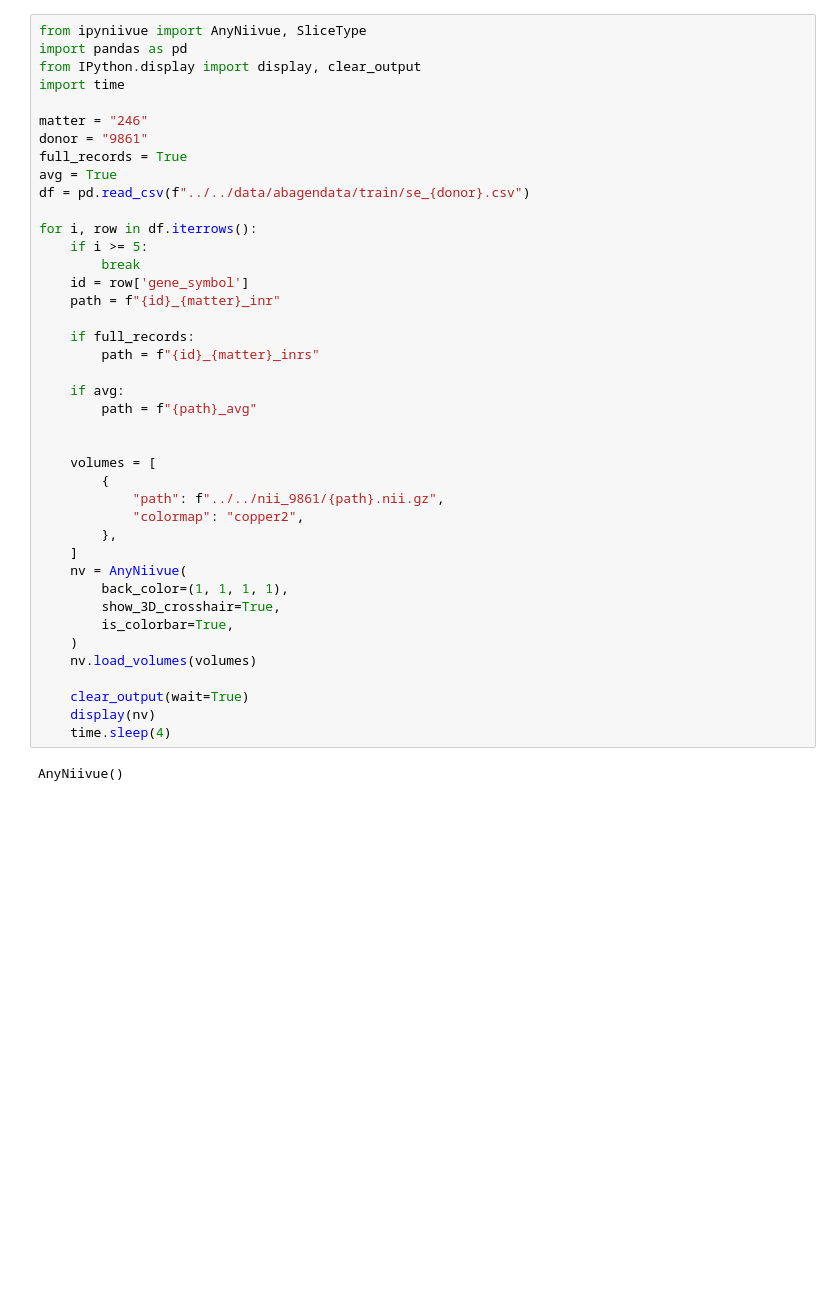
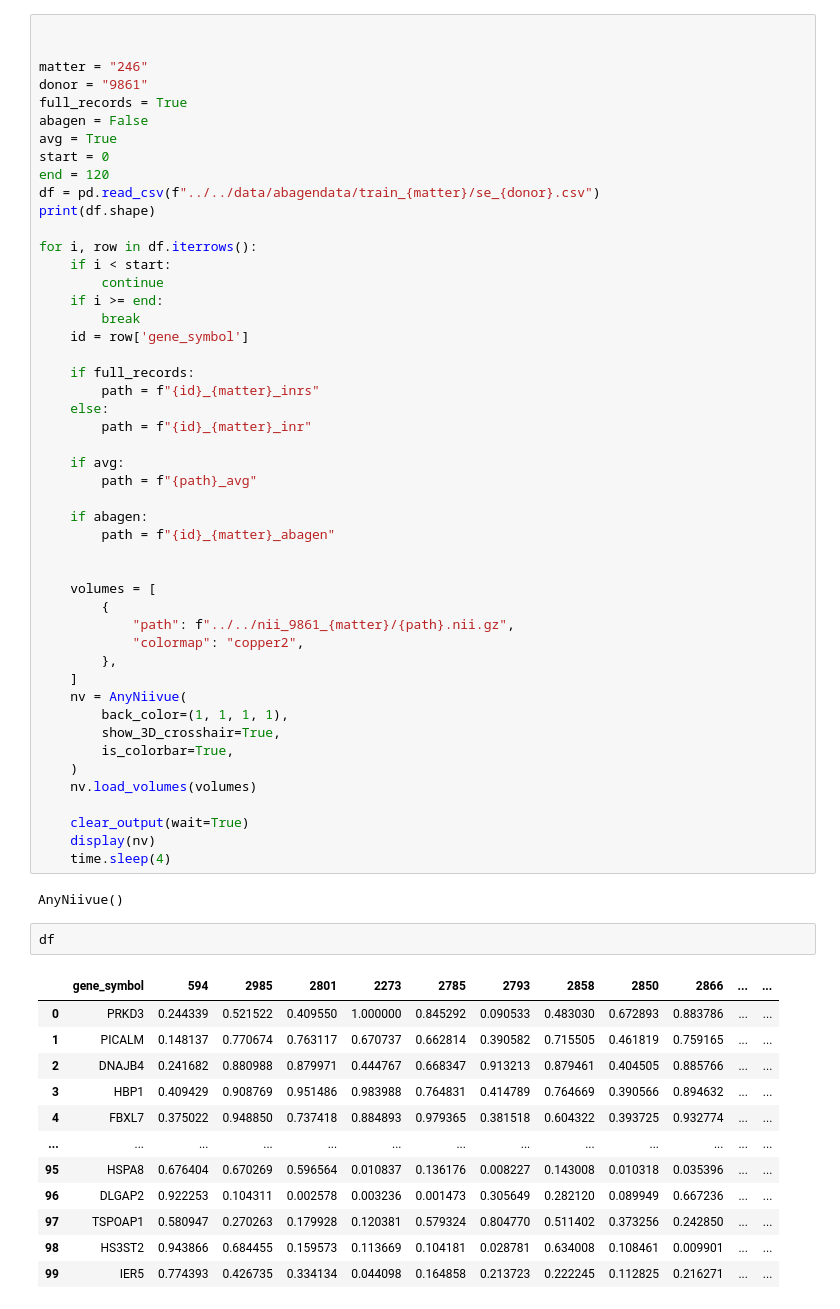
Before and after one commit to vsingh-group/gene-expression-inr, a Jupyter notebook: src/plots/additive_voxels.ipynb, the cells around one changed output. Cells and saved outputs as stored; diff of their text form; blank space fills up the shorter version.

```diff
--- a/src/plots/additive_voxels.ipynb
+++ b/src/plots/additive_voxels.ipynb
@@ -1,31 +22,38 @@
 # %%
-from ipyniivue import AnyNiivue, SliceType
-import pandas as pd
-from IPython.display import display, clear_output
-import time
+
 
 matter = "246"
 donor = "9861"
 full_records = True
+abagen = False
 avg = True
-df = pd.read_csv(f"../../data/abagendata/train/se_{donor}.csv")
+start = 0
+end = 120
+df = pd.read_csv(f"../../data/abagendata/train_{matter}/se_{donor}.csv")
+print(df.shape)
 
 for i, row in df.iterrows():
-    if i >= 5:
+    if i < start:
+        continue
+    if i >= end:
         break
     id = row['gene_symbol']
-    path = f"{id}_{matter}_inr"
 
     if full_records:
         path = f"{id}_{matter}_inrs"
+    else:
+        path = f"{id}_{matter}_inr"
 
     if avg:
         path = f"{path}_avg"
 
+    if abagen:
+        path = f"{id}_{matter}_abagen"
+
 
     volumes = [
         {
-            "path": f"../../nii_9861/{path}.nii.gz",
+            "path": f"../../nii_9861_{matter}/{path}.nii.gz",
             "colormap": "copper2",
         },
     ]
@@ -41,3 +69,18 @@ for i, row in df.iterrows():
     time.sleep(4)
 # %% [output]
 AnyNiivue()
+# %%
+df
+# %% [output]
+|  | gene_symbol | 594 | 2985 | 2801 | 2273 | 2785 | 2793 | 2858 | 2850 | 2866 | ... | ... |
+| 0 | PRKD3 | 0.244339 | 0.521522 | 0.409550 | 1.000000 | 0.845292 | 0.090533 | 0.483030 | 0.672893 | 0.883786 | ... | ... |
+| 1 | PICALM | 0.148137 | 0.770674 | 0.763117 | 0.670737 | 0.662814 | 0.390582 | 0.715505 | 0.461819 | 0.759165 | ... | ... |
+| 2 | DNAJB4 | 0.241682 | 0.880988 | 0.879971 | 0.444767 | 0.668347 | 0.913213 | 0.879461 | 0.404505 | 0.885766 | ... | ... |
+| 3 | HBP1 | 0.409429 | 0.908769 | 0.951486 | 0.983988 | 0.764831 | 0.414789 | 0.764669 | 0.390566 | 0.894632 | ... | ... |
+| 4 | FBXL7 | 0.375022 | 0.948850 | 0.737418 | 0.884893 | 0.979365 | 0.381518 | 0.604322 | 0.393725 | 0.932774 | ... | ... |
+| ... | ... | ... | ... | ... | ... | ... | ... | ... | ... | ... | ... | ... |
+| 95 | HSPA8 | 0.676404 | 0.670269 | 0.596564 | 0.010837 | 0.136176 | 0.008227 | 0.143008 | 0.010318 | 0.035396 | ... | ... |
+| 96 | DLGAP2 | 0.922253 | 0.104311 | 0.002578 | 0.003236 | 0.001473 | 0.305649 | 0.282120 | 0.089949 | 0.667236 | ... | ... |
+| 97 | TSPOAP1 | 0.580947 | 0.270263 | 0.179928 | 0.120381 | 0.579324 | 0.804770 | 0.511402 | 0.373256 | 0.242850 | ... | ... |
+| 98 | HS3ST2 | 0.943866 | 0.684455 | 0.159573 | 0.113669 | 0.104181 | 0.028781 | 0.634008 | 0.108461 | 0.009901 | ... | ... |
+| 99 | IER5 | 0.774393 | 0.426735 | 0.334134 | 0.044098 | 0.164858 | 0.213723 | 0.222245 | 0.112825 | 0.216271 | ... | ... |
```
Also changed, not shown: parts of 4 cells of this notebook, 28 other files.
